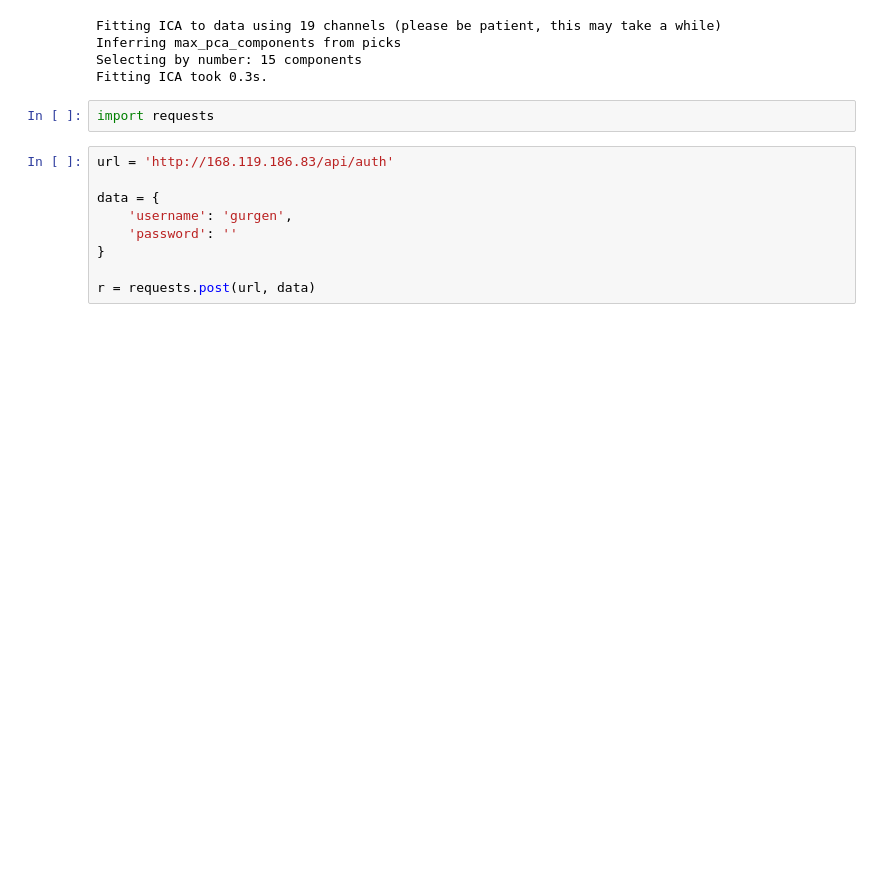
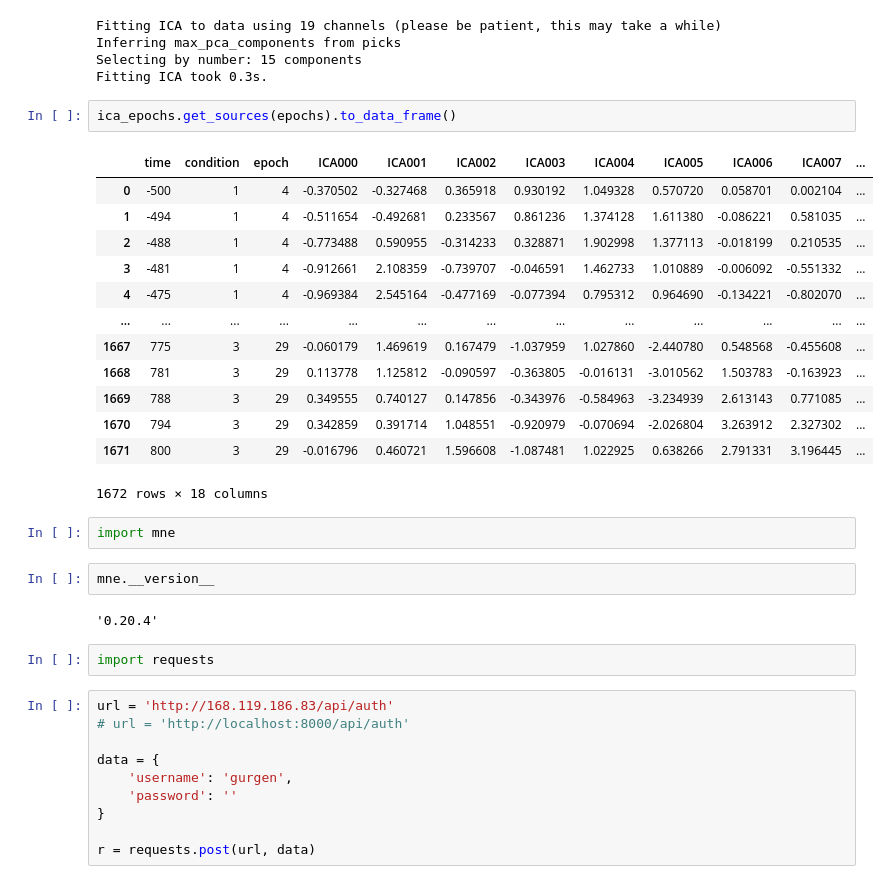
Before and after one commit to ledovsky/eeg-ic-annotation, a Jupyter notebook: notebooks/EEG-ICA-Annotation Tool - Preparing data.ipynb, the cells around one changed output. Saved outputs shown, nothing was run; the diff lists cells and outputs as text; blank space fills up the shorter version.

```diff
--- a/notebooks/EEG-ICA-Annotation Tool - Preparing data.ipynb
+++ b/notebooks/EEG-ICA-Annotation Tool - Preparing data.ipynb
@@ -239,10 +239,33 @@ Fitting ICA to data using 19 channels (please be patient, this may take a while)
 Inferring max_pca_components from picks
 Selecting by number: 15 components
 Fitting ICA took 0.3s.
+# %%
+ica_epochs.get_sources(epochs).to_data_frame()
+# %% [output]
+|  | time | condition | epoch | ICA000 | ICA001 | ICA002 | ICA003 | ICA004 | ICA005 | ICA006 | ICA007 | ... |
+| 0 | -500 | 1 | 4 | -0.370502 | -0.327468 | 0.365918 | 0.930192 | 1.049328 | 0.570720 | 0.058701 | 0.002104 | ... |
+| 1 | -494 | 1 | 4 | -0.511654 | -0.492681 | 0.233567 | 0.861236 | 1.374128 | 1.611380 | -0.086221 | 0.581035 | ... |
+| 2 | -488 | 1 | 4 | -0.773488 | 0.590955 | -0.314233 | 0.328871 | 1.902998 | 1.377113 | -0.018199 | 0.210535 | ... |
+| 3 | -481 | 1 | 4 | -0.912661 | 2.108359 | -0.739707 | -0.046591 | 1.462733 | 1.010889 | -0.006092 | -0.551332 | ... |
+| 4 | -475 | 1 | 4 | -0.969384 | 2.545164 | -0.477169 | -0.077394 | 0.795312 | 0.964690 | -0.134221 | -0.802070 | ... |
+| ... | ... | ... | ... | ... | ... | ... | ... | ... | ... | ... | ... | ... |
+| 1667 | 775 | 3 | 29 | -0.060179 | 1.469619 | 0.167479 | -1.037959 | 1.027860 | -2.440780 | 0.548568 | -0.455608 | ... |
+| 1668 | 781 | 3 | 29 | 0.113778 | 1.125812 | -0.090597 | -0.363805 | -0.016131 | -3.010562 | 1.503783 | -0.163923 | ... |
+| 1669 | 788 | 3 | 29 | 0.349555 | 0.740127 | 0.147856 | -0.343976 | -0.584963 | -3.234939 | 2.613143 | 0.771085 | ... |
+| 1670 | 794 | 3 | 29 | 0.342859 | 0.391714 | 1.048551 | -0.920979 | -0.070694 | -2.026804 | 3.263912 | 2.327302 | ... |
+| 1671 | 800 | 3 | 29 | -0.016796 | 0.460721 | 1.596608 | -1.087481 | 1.022925 | 0.638266 | 2.791331 | 3.196445 | ... |
+1672 rows × 18 columns
+# %%
+import mne
+# %%
+mne.__version__
+# %% [output]
+'0.20.4'
 # %%
 import requests
 # %%
 url = 'http://168.119.186.83/api/auth'
+# url = 'http://localhost:8000/api/auth'
 
 data = {
     'username': 'gurgen',
```
Also changed, not shown: parts of 6 cells of this notebook.
